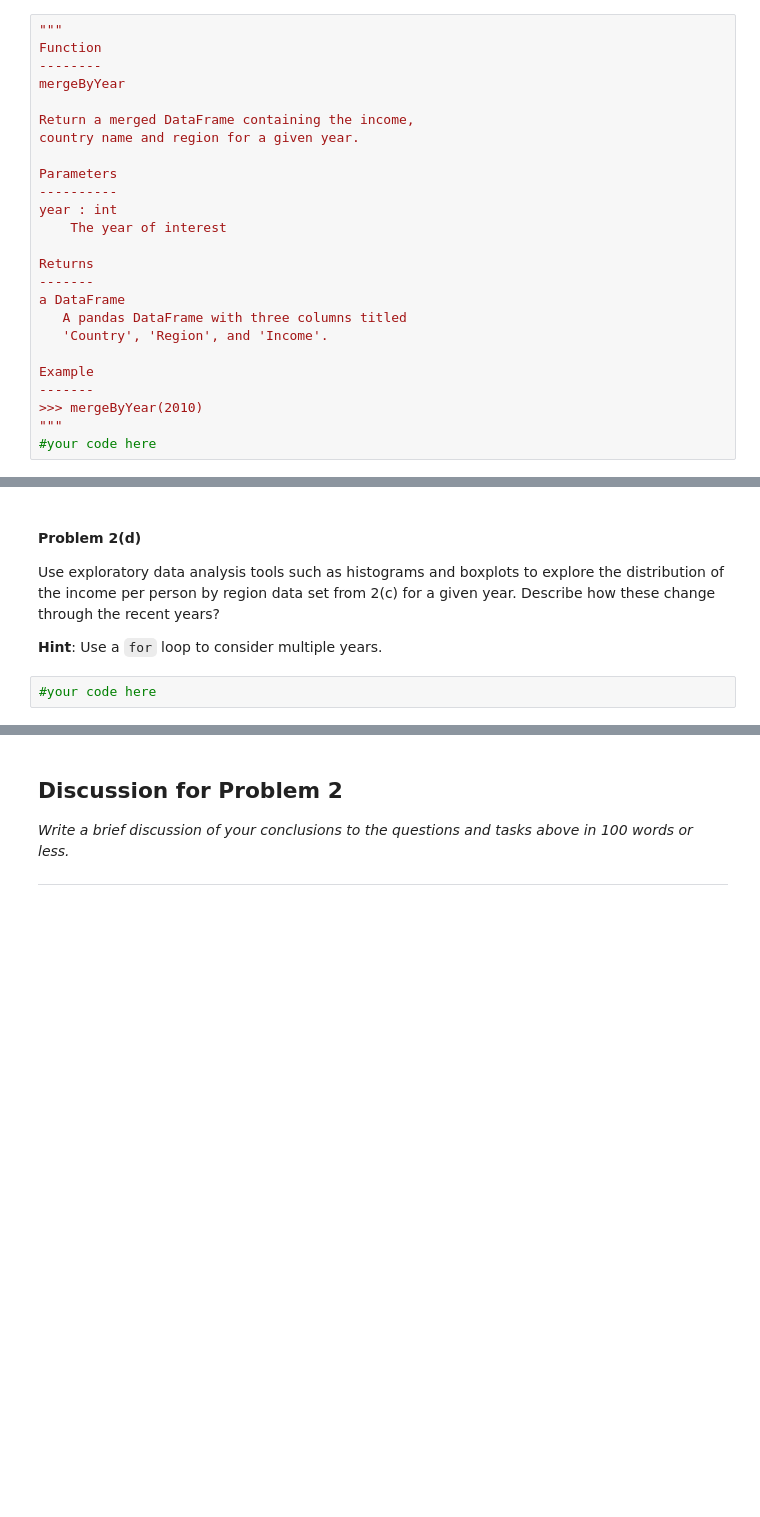
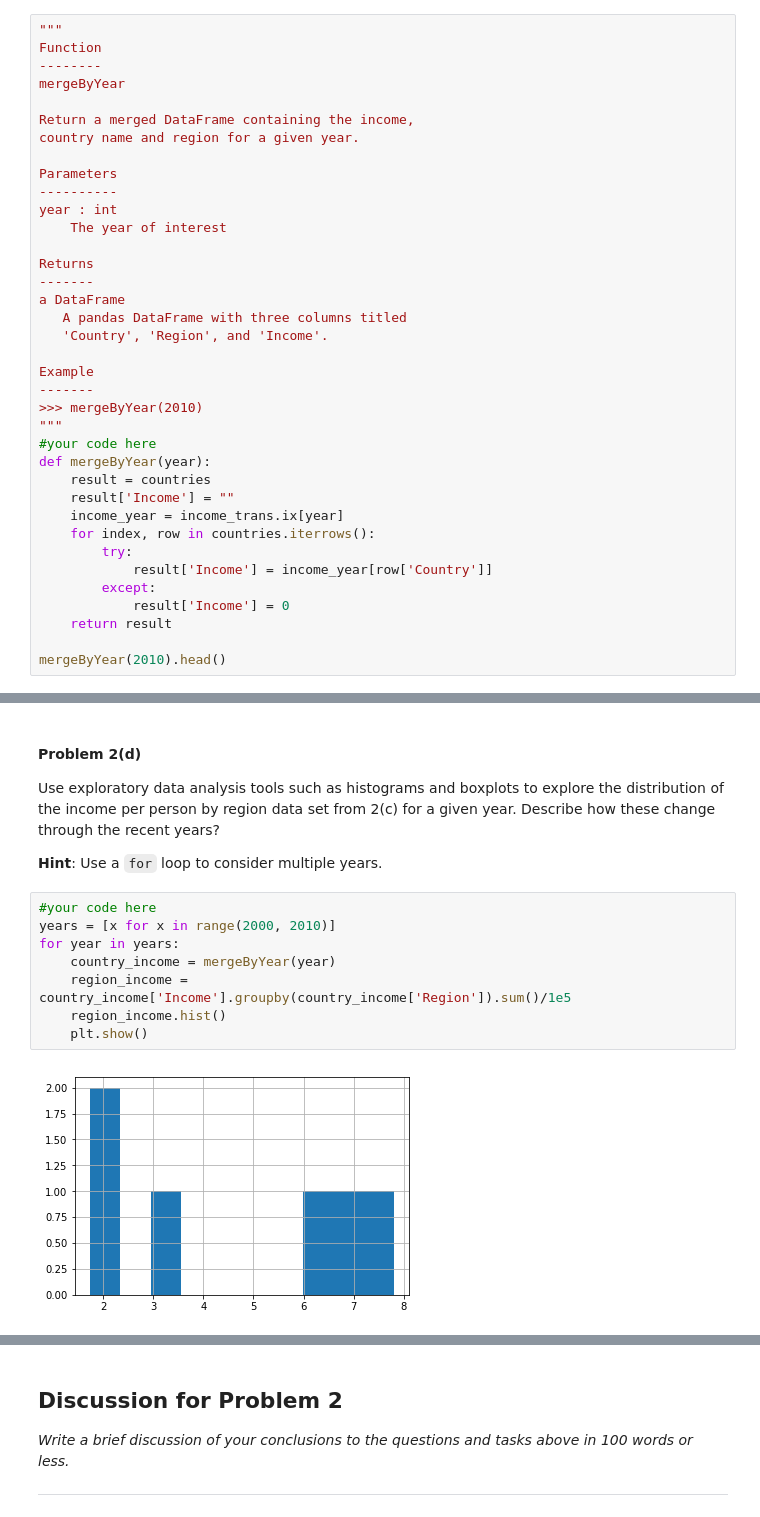
Before and after one commit to williamma12/2014, a Jupyter notebook: homework/HW1.ipynb, the cells around one changed output, grey strips where cells are left out. Saved outputs shown, nothing was run; the diff lists cells and outputs as text; blank space fills up the shorter version.

```diff
--- a/homework/HW1.ipynb
+++ b/homework/HW1.ipynb
@@ -228,3 +269,15 @@ Example
 >>> mergeByYear(2010)
 """
 #your code here
+def mergeByYear(year):
+    result = countries
+    result['Income'] = ""
+    income_year = income_trans.ix[year]
+    for index, row in countries.iterrows():
+        try:
+            result['Income'] = income_year[row['Country']]
+        except:
+            result['Income'] = 0
+    return result
+
+mergeByYear(2010).head()
@@ -234,5 +294,13 @@ Example
 Use exploratory data analysis tools such as histograms and boxplots to explore the distribution of the income per person by region data set from 2(c) for a given year. Describe how these change through the recent years?
 
 **Hint**: Use a `for` loop to consider multiple years.
-# %%
-#your code here
+# %%
+#your code here
+years = [x for x in range(2000, 2010)]
+for year in years:
+    country_income = mergeByYear(year)
+    region_income = country_income['Income'].groupby(country_income['Region']).sum()/1e5
+    region_income.hist()
+    plt.show()
+# %% [output]
+[figure, added]
```
Also changed, not shown: parts of 9 cells of this notebook.
